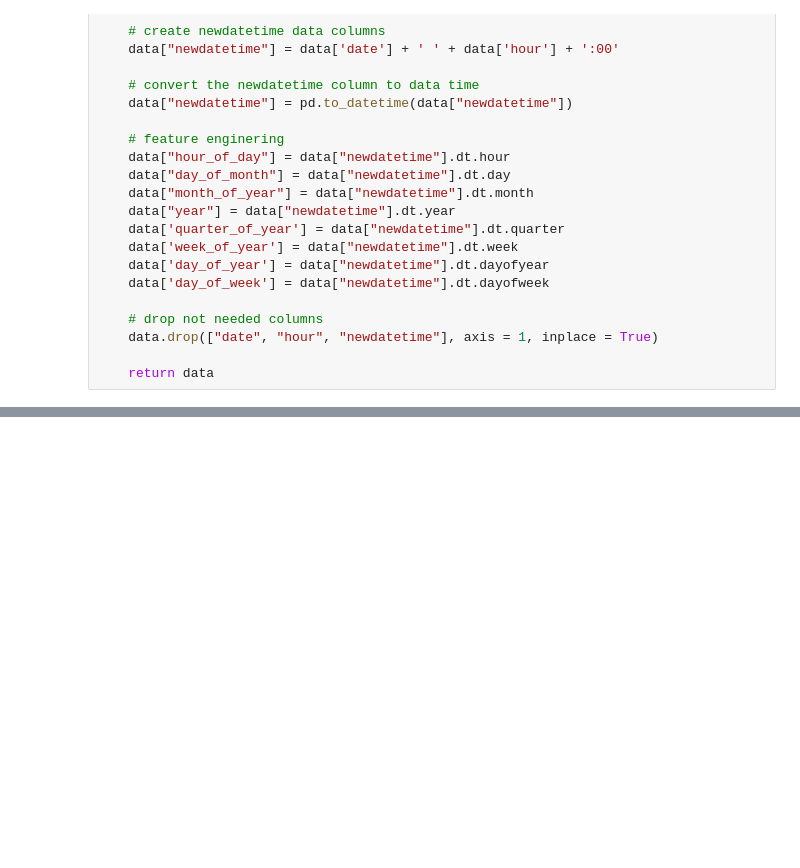
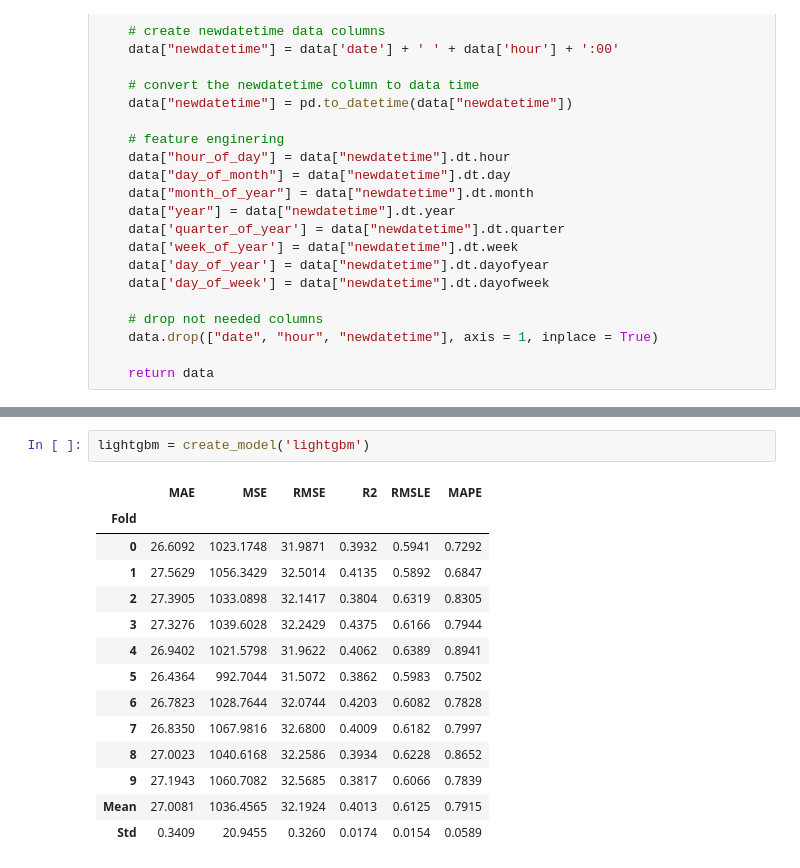
Before and after one commit to javedhassans/Demand_forecast, a Jupyter notebook: notebooks/pycaret.ipynb, the cells around one changed output, grey strips where cells are left out. Saved outputs shown, nothing was run; the diff lists cells and outputs as text; blank space fills up the shorter version.

```diff
--- a/notebooks/pycaret.ipynb
+++ b/notebooks/pycaret.ipynb
@@ -54,0 +97,17 @@ exp_reg101 = setup(data = df, target = 'demand', session_id=123)
+# %%
+lightgbm = create_model('lightgbm')
+# %% [output]
+|  | MAE | MSE | RMSE | R2 | RMSLE | MAPE |
+| Fold |  |  |  |  |  |  |
+| 0 | 26.6092 | 1023.1748 | 31.9871 | 0.3932 | 0.5941 | 0.7292 |
+| 1 | 27.5629 | 1056.3429 | 32.5014 | 0.4135 | 0.5892 | 0.6847 |
+| 2 | 27.3905 | 1033.0898 | 32.1417 | 0.3804 | 0.6319 | 0.8305 |
+| 3 | 27.3276 | 1039.6028 | 32.2429 | 0.4375 | 0.6166 | 0.7944 |
+| 4 | 26.9402 | 1021.5798 | 31.9622 | 0.4062 | 0.6389 | 0.8941 |
+| 5 | 26.4364 | 992.7044 | 31.5072 | 0.3862 | 0.5983 | 0.7502 |
+| 6 | 26.7823 | 1028.7644 | 32.0744 | 0.4203 | 0.6082 | 0.7828 |
+| 7 | 26.8350 | 1067.9816 | 32.6800 | 0.4009 | 0.6182 | 0.7997 |
+| 8 | 27.0023 | 1040.6168 | 32.2586 | 0.3934 | 0.6228 | 0.8652 |
+| 9 | 27.1943 | 1060.7082 | 32.5685 | 0.3817 | 0.6066 | 0.7839 |
+| Mean | 27.0081 | 1036.4565 | 32.1924 | 0.4013 | 0.6125 | 0.7915 |
+| Std | 0.3409 | 20.9455 | 0.3260 | 0.0174 | 0.0154 | 0.0589 |
```
Also changed, not shown: parts of 13 cells of this notebook, 2 other files.
